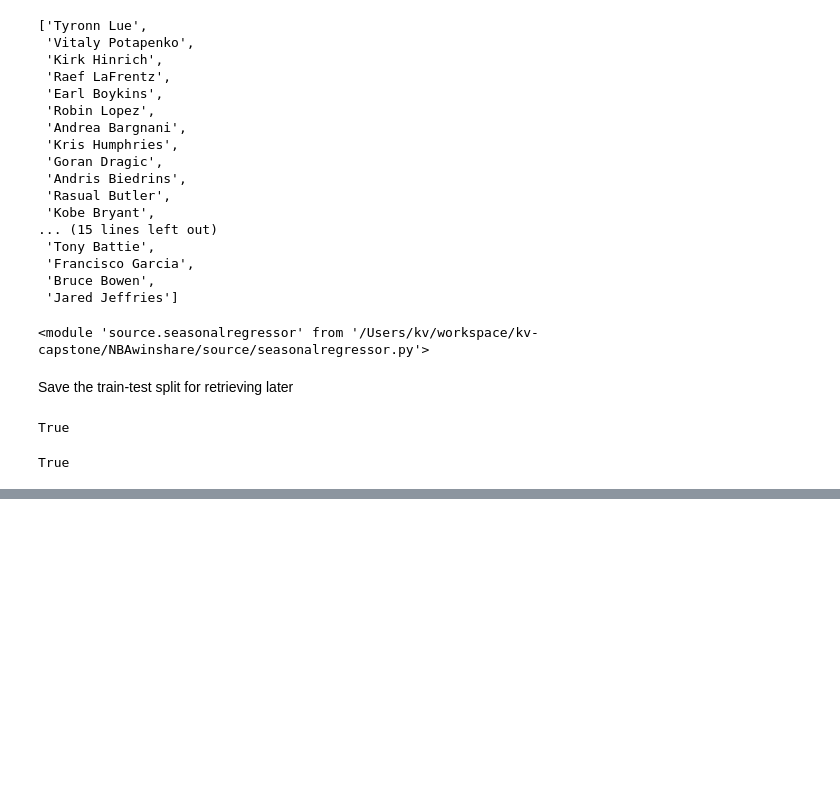
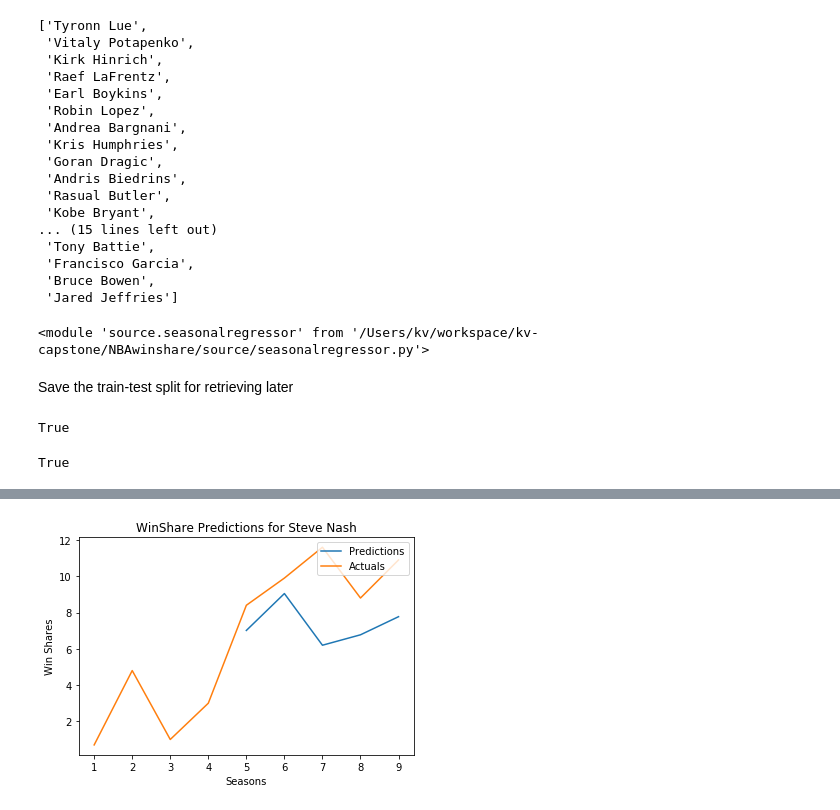
Before and after one commit to KirkAVoss/kv-capstone, a Jupyter notebook: NBAwinshare/2018.11.27 Fixtrain Notebook.ipynb, the cells around one changed output, grey strips where cells are left out. Cells and saved outputs as stored; diff of their text form; code cells hidden in the pictures; blank space fills up the shorter version.

```diff
--- a/NBAwinshare/2018.11.27 Fixtrain Notebook.ipynb
+++ b/NBAwinshare/2018.11.27 Fixtrain Notebook.ipynb
@@ -254,3 +254,7 @@ True
 testnames == testplayers
 # %% [output]
 True
+# %%
+sr2 = seasonalregressor.SeasonalRegressor(columns_to_train=cols_to_train_from_correlation)
+# %%
+fulltrain, fulltest = sr2.create_train_test_split(fullstats, trainnames, testnames)
@@ -256,0 +269,2 @@ True
+# %%
+sr2 = sr2.fit(fulltrain)
@@ -256,0 +292,2 @@ True
+# %%
+preds = sr2.predict(fulltest)
@@ -256,0 +332,5 @@ True
+# %%
+xdante,ydante = data_wrangle.get_actuals_for_first_x_years(fullstats, 'Steve Nash')
+sr2.plot_player_arc('Steve Nash', preds['Steve Nash'], actuals = ydante, actualseasons=xdante)
+# %% [output]
+[figure, added]
```
Also changed, not shown: parts of 22 cells of this notebook, 1 other file.
